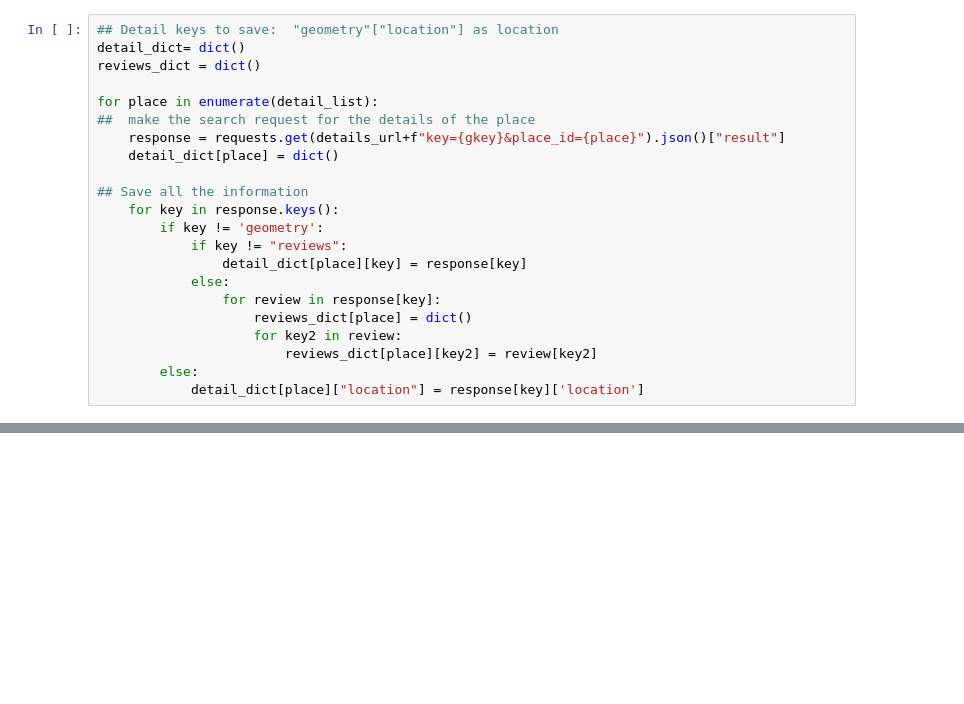
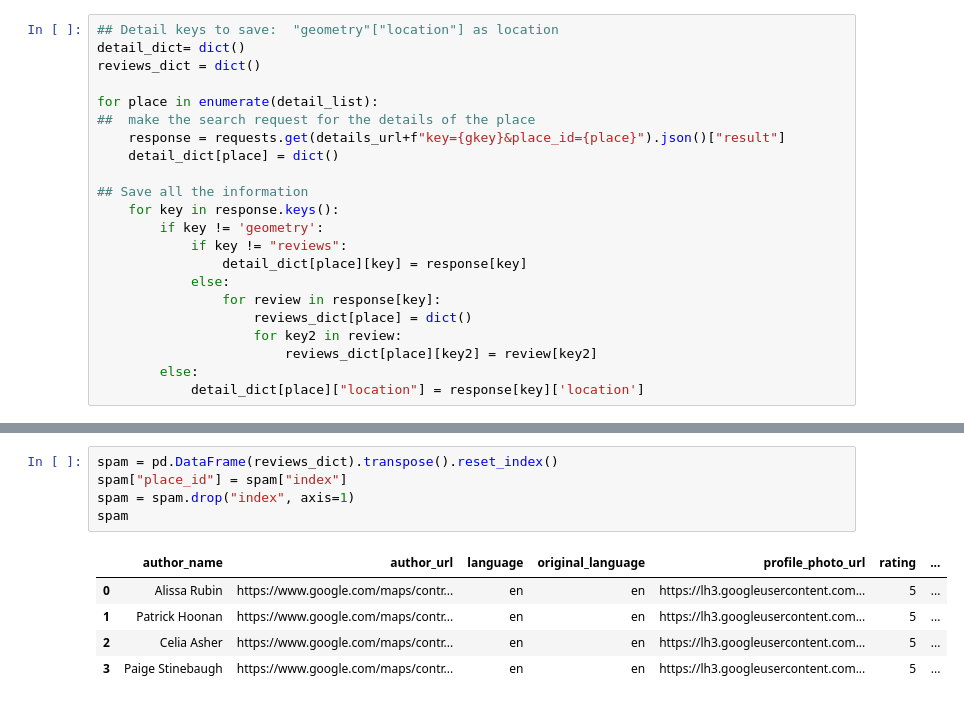
Before and after one commit to Bag0niku/Oregon_Wine, a Jupyter notebook: data/nick_testing_google_places_api.ipynb, the cells around one changed output, grey strips where cells are left out. Drawn from its saved outputs; the diff is of its cells as text; blank space fills up the shorter version.

```diff
--- a/data/nick_testing_google_places_api.ipynb
+++ b/data/nick_testing_google_places_api.ipynb
@@ -518,0 +517,11 @@ pd.DataFrame(reviews_dict)
+# %%
+spam = pd.DataFrame(reviews_dict).transpose().reset_index()
+spam["place_id"] = spam["index"]
+spam = spam.drop("index", axis=1)
+spam
+# %% [output]
+|  | author_name | author_url | language | original_language | profile_photo_url | rating | ... |
+| 0 | Alissa Rubin | https://www.google.com/maps/contr... | en | en | https://lh3.googleusercontent.com... | 5 | ... |
+| 1 | Patrick Hoonan | https://www.google.com/maps/contr... | en | en | https://lh3.googleusercontent.com... | 5 | ... |
+| 2 | Celia Asher | https://www.google.com/maps/contr... | en | en | https://lh3.googleusercontent.com... | 5 | ... |
+| 3 | Paige Stinebaugh | https://www.google.com/maps/contr... | en | en | https://lh3.googleusercontent.com... | 5 | ... |
```
Also changed, not shown: parts of 15 cells of this notebook.
